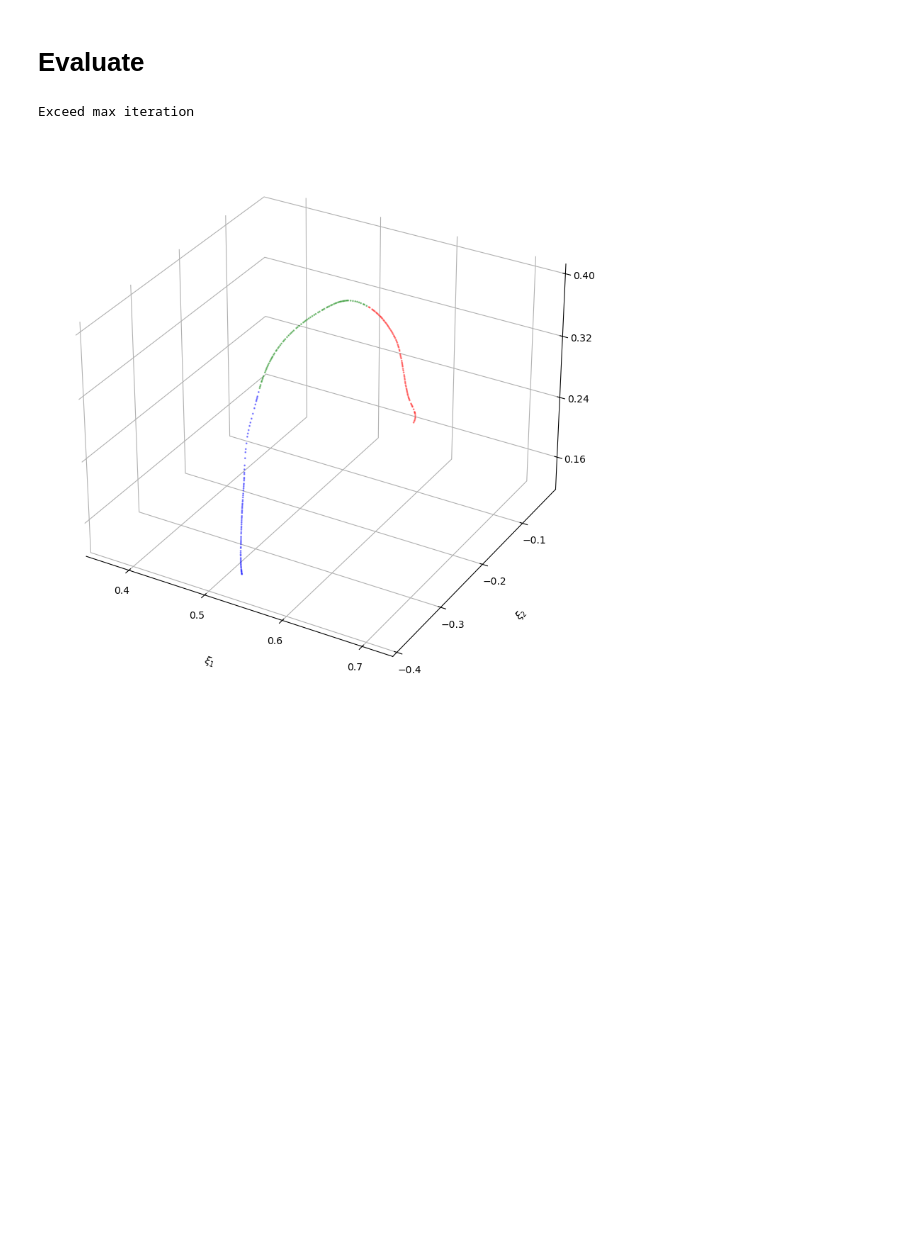
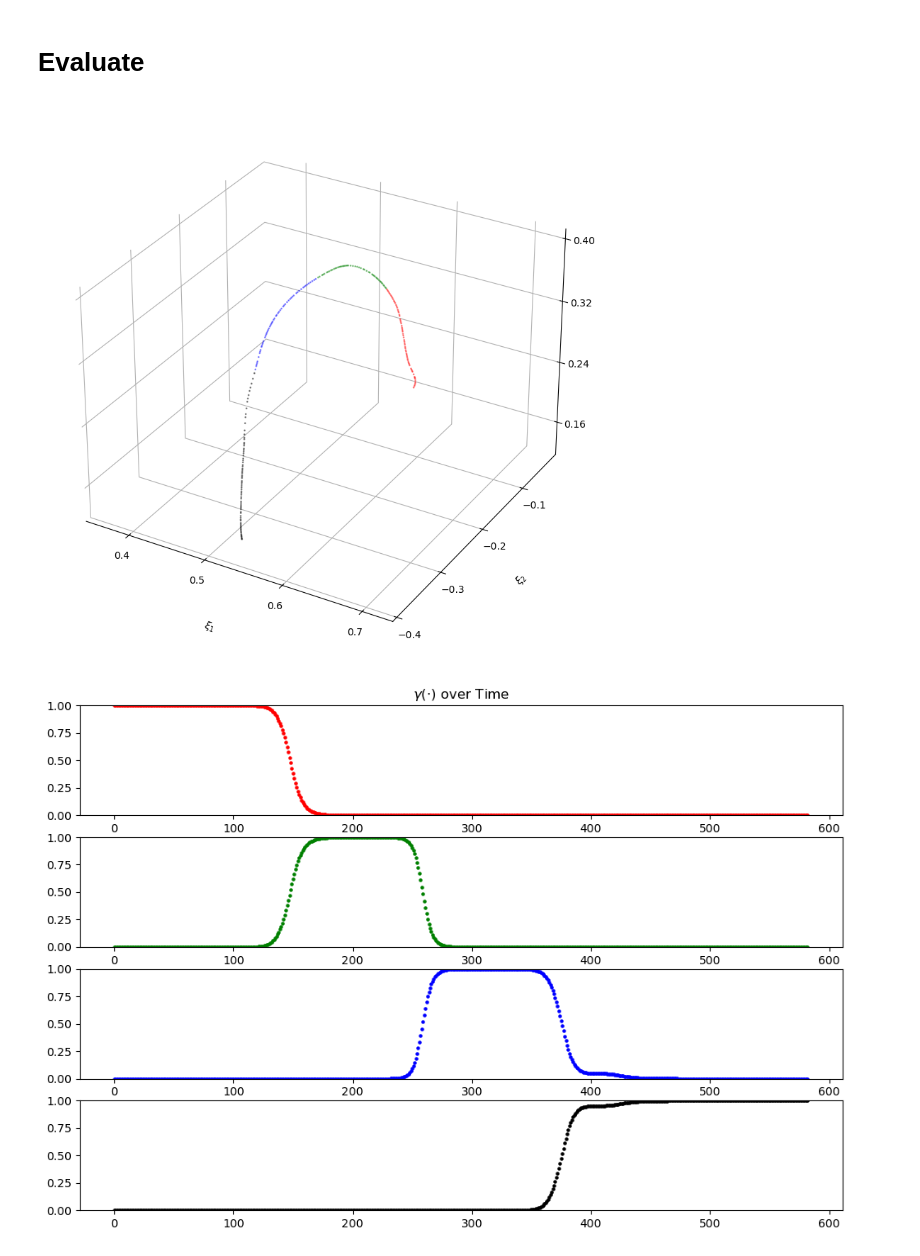
Before and after one commit to SunannnSun/quaternion_DS, a Jupyter notebook: main.ipynb, the cells around one changed output. Drawn from its saved outputs; the diff is of its cells as text; code cells hidden in the pictures; blank space fills up the shorter version.

```diff
--- a/main.ipynb
+++ b/main.ipynb
@@ -20,20 +20,21 @@ p_in, q_in, p_out, q_out     = process_tools.rollout_list(p_in, q_in, p_out, q_o
 # %% [markdown]
 # Begin learning
 # %%
-quat_obj = quat_class(q_in, q_out, q_att, K_init=3)
+quat_obj = quat_class(q_in, q_out, q_att, K_init=4)
 quat_obj.begin()
 # %% [markdown]
 # Evaluate
 # %%
 q_init = R.from_quat(-q_init[0].as_quat())
 
 dt = np.average([t_in[0][i+1] - t_in[0][i] for i in range(len(t_in[0])-1)])
 
 q_test, gamma_test, w_test = quat_obj.sim(q_init, dt, step_size=0.01)
 
 plot_tools.plot_gmm_pos(p_in, quat_obj.gmm)
+plot_tools.plot_gamma(gamma_test)
 
 plt.show()
 # %% [output]
-Exceed max iteration
-[figure, old version]
+[figure, new version]
+[figure, added]
```
Also changed, not shown: parts of 1 cell of this notebook, 2 other files.
